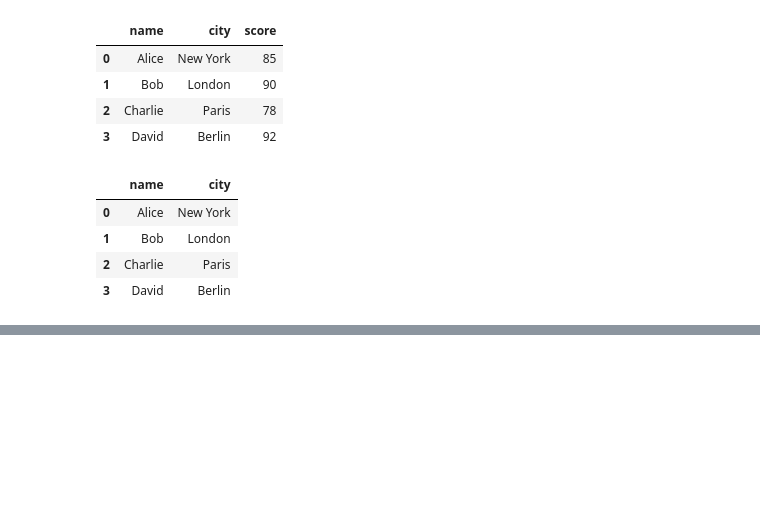
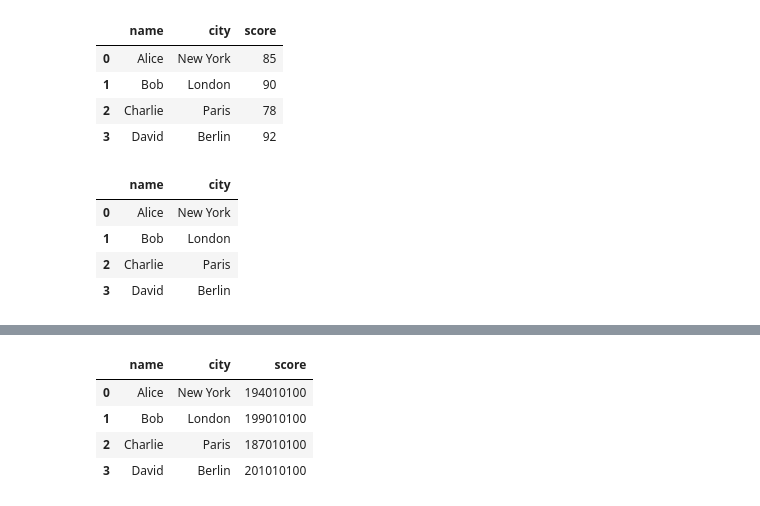
Before and after one commit to Bugsfounder/DataScience, a Jupyter notebook: self_practice/day_5/9_leadingAndTrailingSpaces.ipynb, the cells around one changed output, grey strips where cells are left out. Drawn from its saved outputs; the diff is of its cells as text; code cells hidden in the pictures; blank space fills up the shorter version.

```diff
--- a/self_practice/day_5/9_leadingAndTrailingSpaces.ipynb
+++ b/self_practice/day_5/9_leadingAndTrailingSpaces.ipynb
@@ -33,3 +33,8 @@ df[['name','city']]
 | 1 | Bob | London |
 | 2 | Charlie | Paris |
 | 3 | David | Berlin |
+# %%
+df = pd.DataFrame(data)
+
+df[df.select_dtypes('object').columns] = df.select_dtypes('object').apply(lambda x : x.str.strip())
+df
@@ -35,0 +47,10 @@ df[['name','city']]
+# %%
+df[df.select_dtypes('number').columns] = df.select_dtypes('number') + 1
+df[df.select_dtypes('number').columns] = df.select_dtypes('number').apply(lambda x : x*100)
+df
+# %% [output]
+|  | name | city | score |
+| 0 | Alice | New York | 194010100 |
+| 1 | Bob | London | 199010100 |
+| 2 | Charlie | Paris | 187010100 |
+| 3 | David | Berlin | 201010100 |
```
Also changed, not shown: parts of 1 cell of this notebook, 10 other files.
